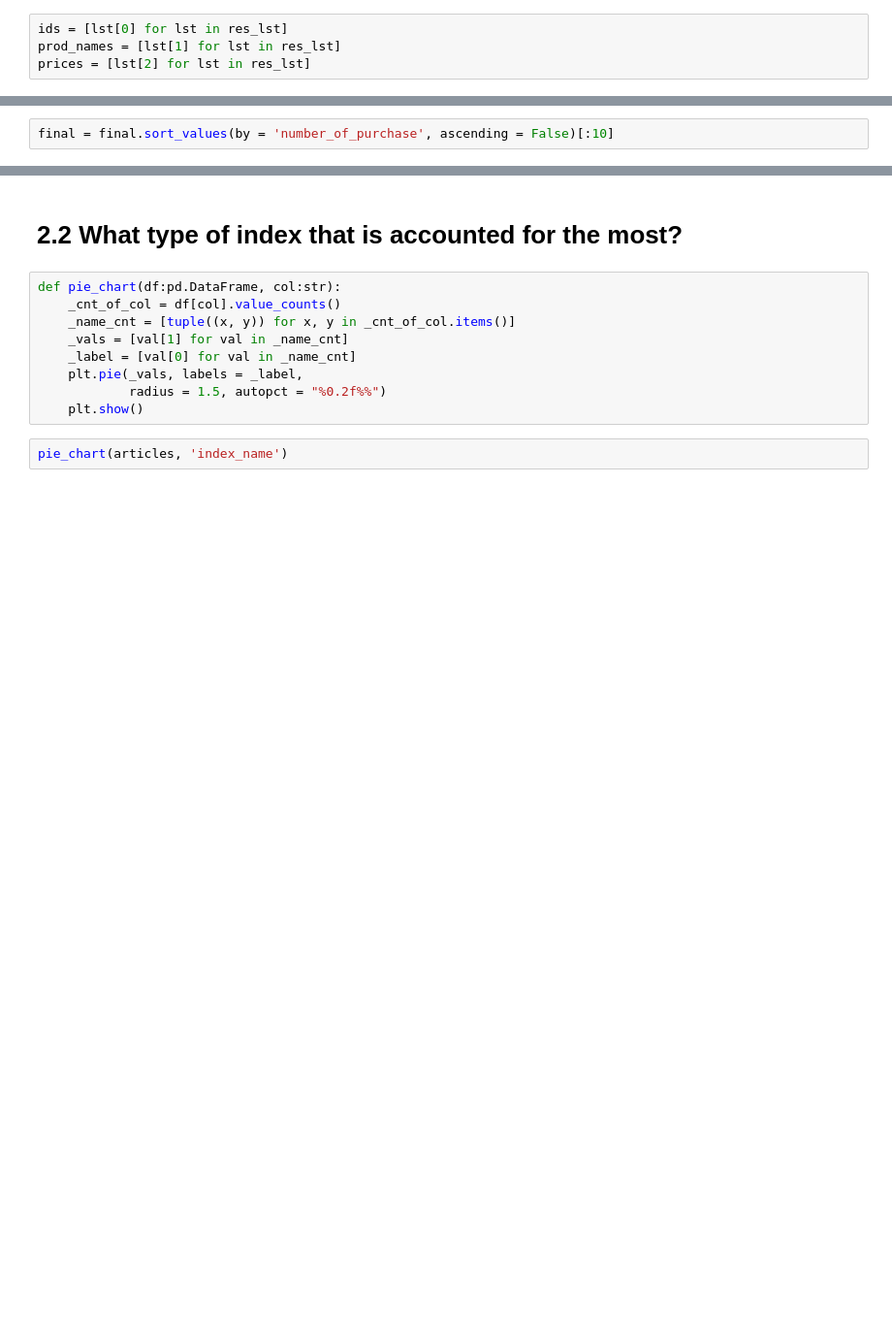
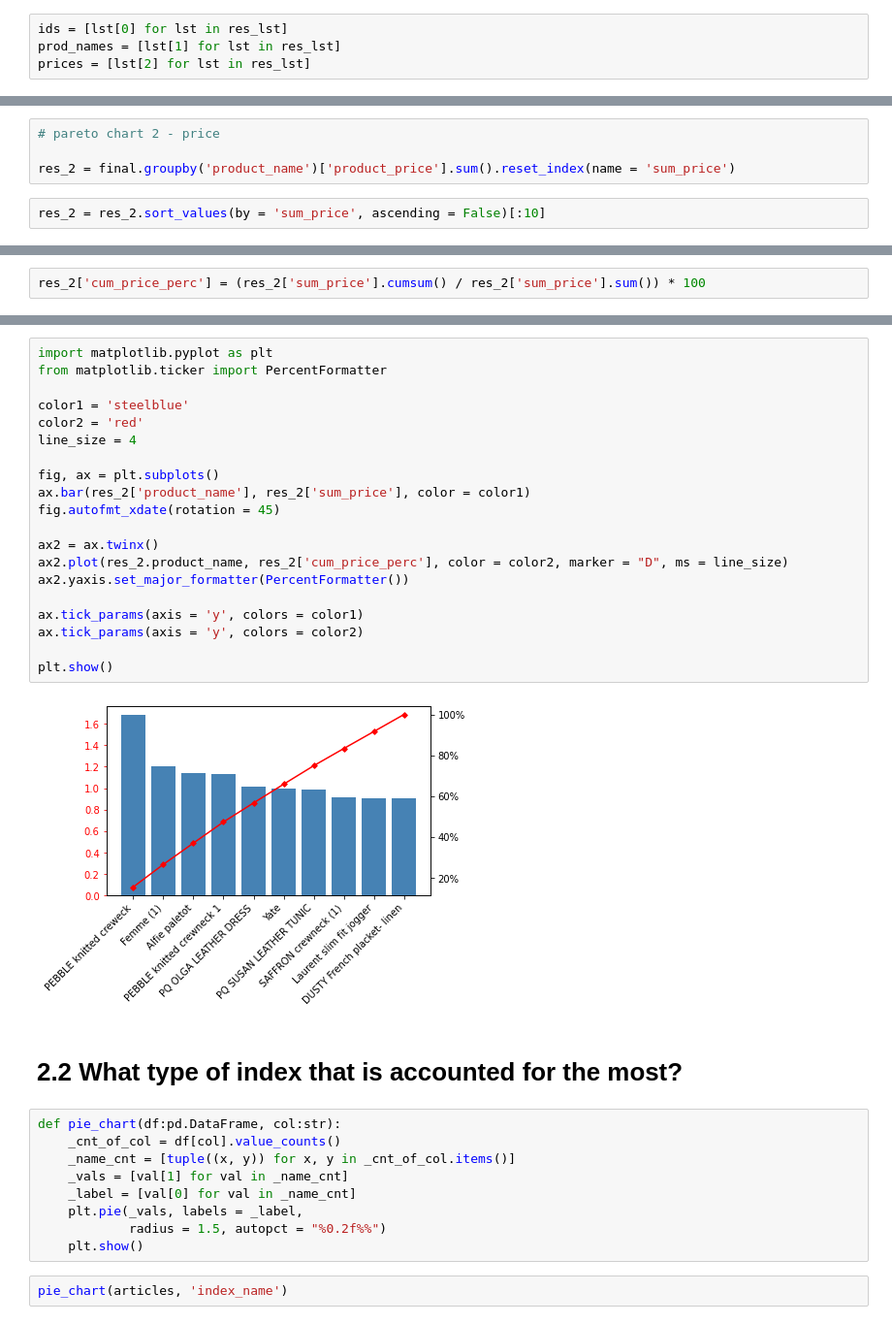
Before and after one commit to INA-95/H-M-Personalized-Fashion-Recommendations, a Jupyter notebook: EDA.ipynb, the cells around one changed output, grey strips where cells are left out. Shown at 97% size. Saved outputs shown, nothing was run; the diff lists cells and outputs as text; blank space fills up the shorter version.

```diff
--- a/EDA.ipynb
+++ b/EDA.ipynb
@@ -200,2 +230,6 @@ final = final.rename(columns = {'product_pricecount' : 'number_of_purchase', 'pr
+# %%
+# pareto chart 2 - price
+
+res_2 = final.groupby('product_name')['product_price'].sum().reset_index(name = 'sum_price')
 # %%
-final = final.sort_values(by = 'number_of_purchase', ascending = False)[:10]
+res_2 = res_2.sort_values(by = 'sum_price', ascending = False)[:10]
@@ -203,0 +236,2 @@ final
+# %%
+res_2['cum_price_perc'] = (res_2['sum_price'].cumsum() / res_2['sum_price'].sum()) * 100
@@ -204,3 +252,25 @@ final
+# %%
+import matplotlib.pyplot as plt
+from matplotlib.ticker import PercentFormatter
+
+color1 = 'steelblue'
+color2 = 'red'
+line_size = 4
+
+fig, ax = plt.subplots()
+ax.bar(res_2['product_name'], res_2['sum_price'], color = color1)
+fig.autofmt_xdate(rotation = 45)
+
+ax2 = ax.twinx()
+ax2.plot(res_2.product_name, res_2['cum_price_perc'], color = color2, marker = "D", ms = line_size)
+ax2.yaxis.set_major_formatter(PercentFormatter())
+
+ax.tick_params(axis = 'y', colors = color1)
+ax.tick_params(axis = 'y', colors = color2)
+
+plt.show()
+# %% [output]
+[figure, added]
 # %% [markdown]
 # 2.2 What type of index that is accounted for the most?<a id=2.2></a>
 # %%
```
Also changed, not shown: parts of 32 cells of this notebook.
